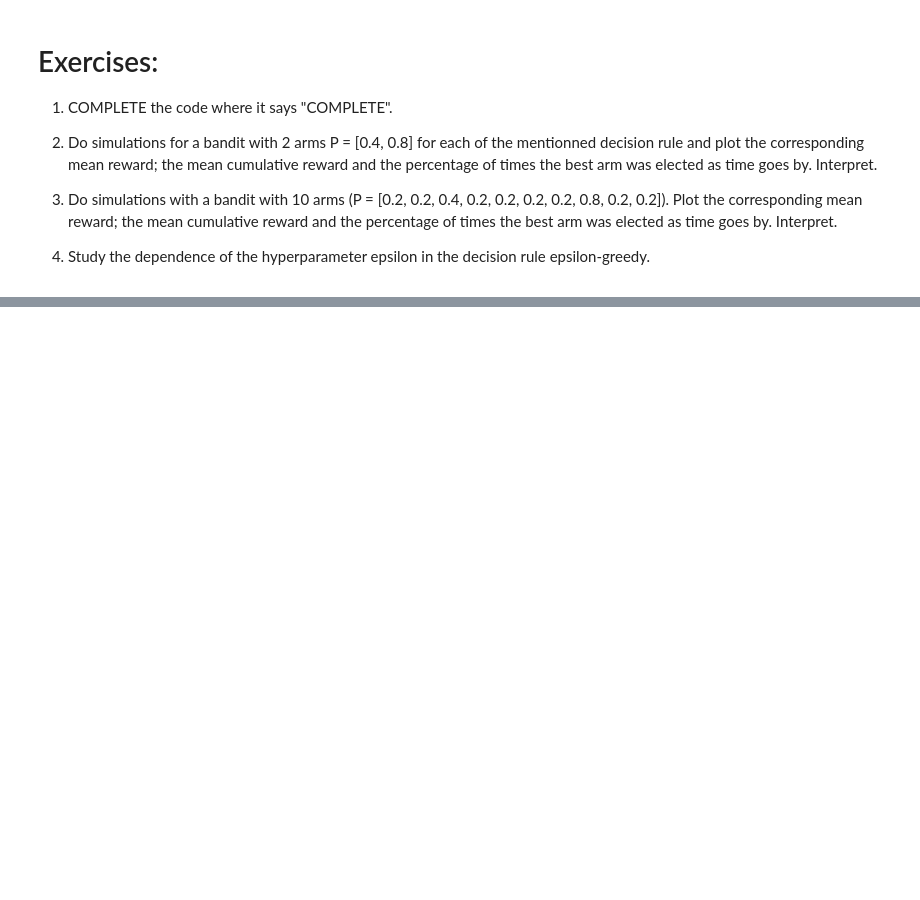
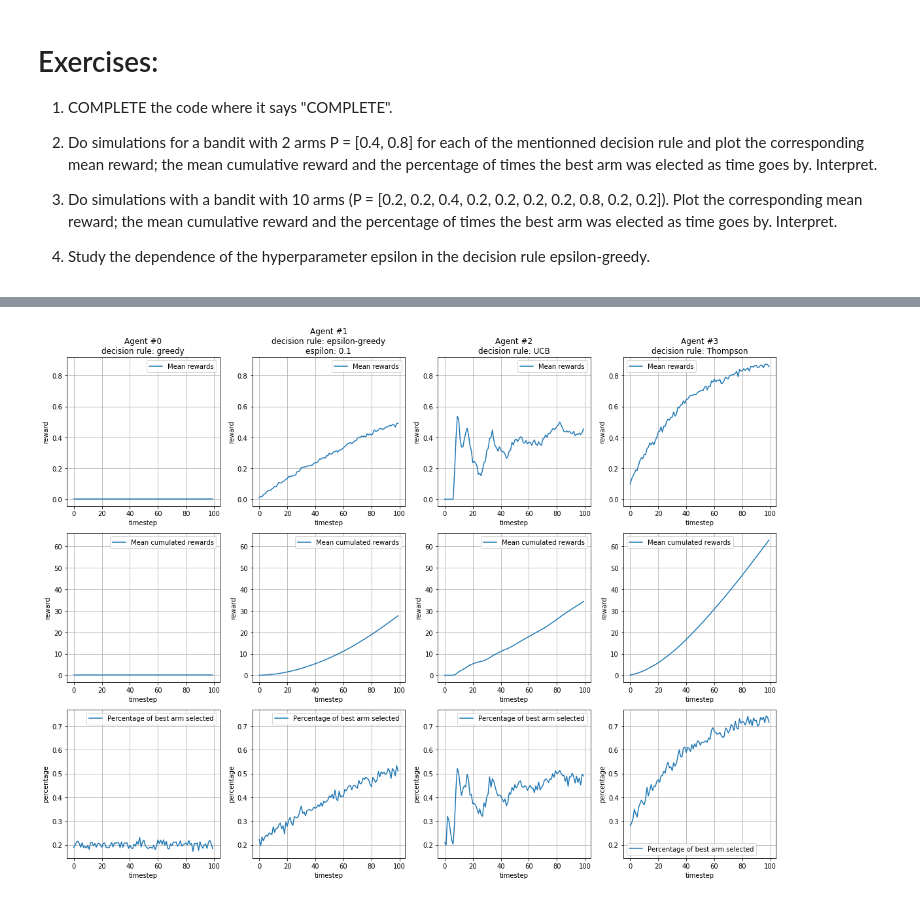
Before and after one commit to EmmanuelJhno/Reinforcement_learning, a Jupyter notebook: TP2_bandits_2020.ipynb, the cells around one changed output, grey strips where cells are left out. Cells and saved outputs as stored; diff of their text form; code cells hidden in the pictures; blank space fills up the shorter version.

```diff
--- a/TP2_bandits_2020.ipynb
+++ b/TP2_bandits_2020.ipynb
@@ -115,0 +194,7 @@ def plot_results(agents, actions, rewards):
+# %%
+rewards, actions = simulateBandits(agents=agents, narms=10, initp=[0.2, 0.2, 0.4, 0.2, 0.2, 0.2, 0.2, 0.8, 0.2, 0.2])
+
+plt.figure(figsize=(16, 12))
+plot_results(agents, rewards, actions)
+# %% [output]
+[figure, added]
```
Also changed, not shown: parts of 10 cells of this notebook.
